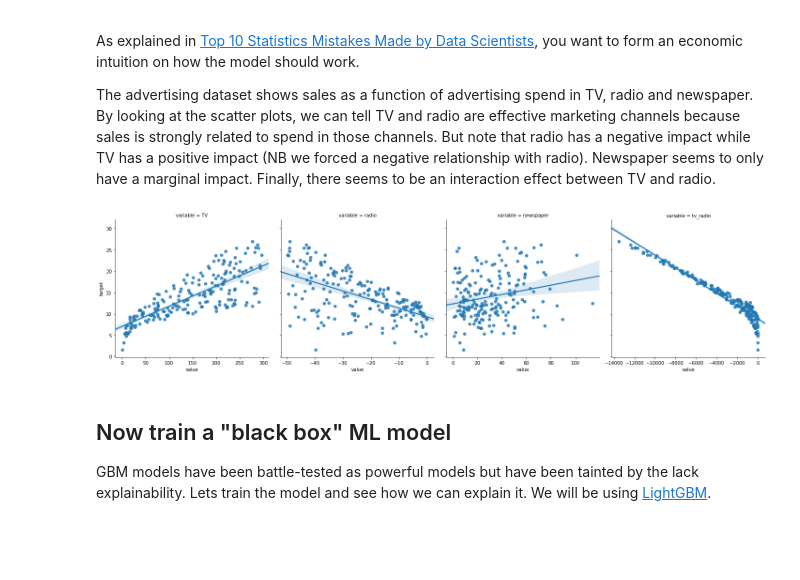
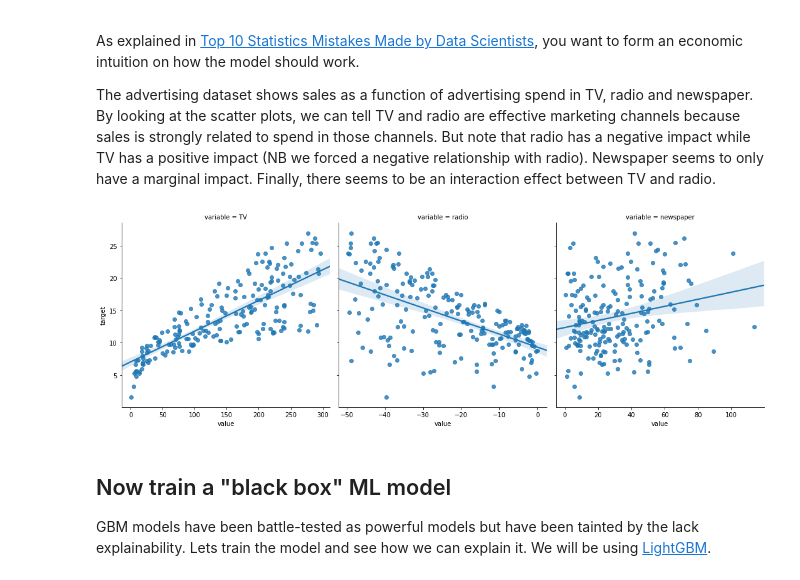
Before and after one commit to d6t/d6t-python, a Jupyter notebook: blogs/blog-20200426-shapley.ipynb, the cells around one changed output. Saved outputs shown, nothing was run; the diff lists cells and outputs as text; code cells hidden in the pictures; blank space fills up the shorter version.

```diff
--- a/blogs/blog-20200426-shapley.ipynb
+++ b/blogs/blog-20200426-shapley.ipynb
@@ -110,10 +110,10 @@ cfg_col_X_interact =  cfg_col_X+['tv_radio'] # includes interaction variable
 cfg_col_Y = 'target'
 df_trainX, df_trainY = df_train[cfg_col_X], df_train[cfg_col_Y]
 # %%
-dfp = df_train.melt(id_vars=cfg_col_Y,value_vars=cfg_col_X_interact)
+dfp = df_train.melt(id_vars=cfg_col_Y,value_vars=cfg_col_X)
 sns.lmplot(x="value", y="target", col="variable", data=dfp, sharex=False);
 # %% [output]
-[figure, old version]
+[figure, new version]
 # %% [markdown]
 ## Now train a "black box" ML model
 
```
Also changed, not shown: parts of 2 cells of this notebook.
